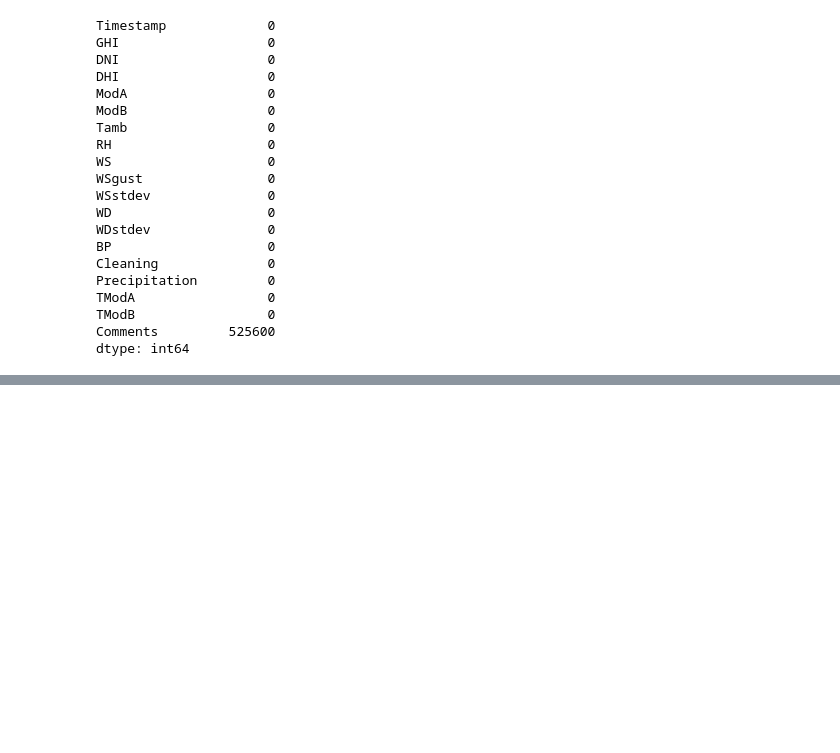
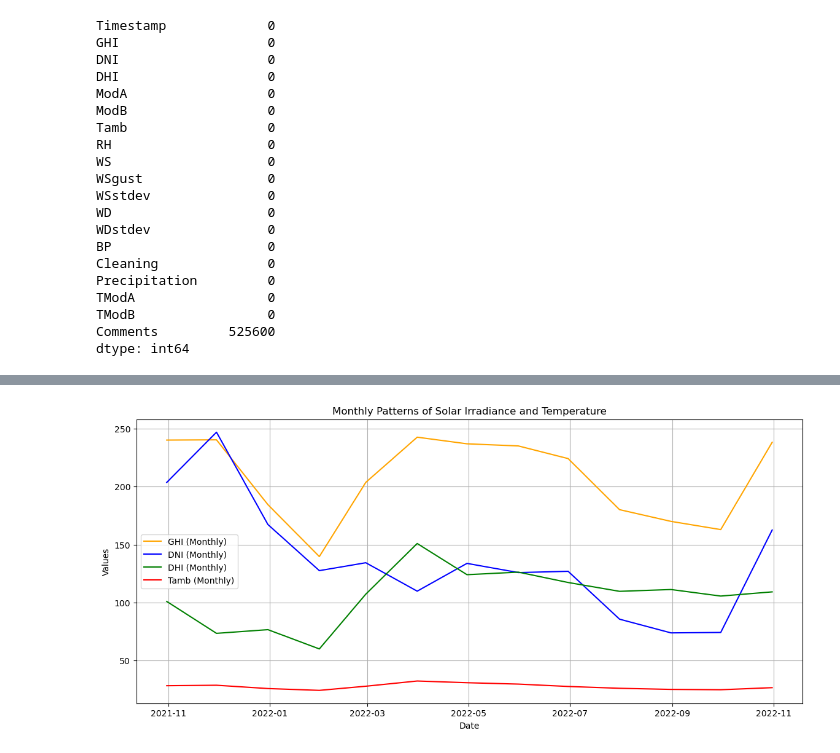
Before and after one commit to Begizew2112/10academykifiya-AIM-week0, a Jupyter notebook: notbooks/country3.ipynb, the cells around one changed output, grey strips where cells are left out. Drawn from its saved outputs; the diff is of its cells as text; code cells hidden in the pictures; blank space fills up the shorter version.

```diff
--- a/notbooks/country3.ipynb
+++ b/notbooks/country3.ipynb
@@ -45,0 +208,8 @@ dtype: int64
+# %%
+Q1 = df3['WSgust'].quantile(0.25)
+Q3 = df3['WSgust'].quantile(0.75)
+IQR = Q3 - Q1
+
+# Identify outliers
+outliers = df3[(df3['WSgust'] < Q1 - 1.5 * IQR) | (df3['WSgust'] > Q3 + 1.5 * IQR)]
+outliers
@@ -45,0 +230,10 @@ dtype: int64
+# %%
+# Determine the bounds for outliers and drop the outlier
+l_bound = Q1 - 1.5 * IQR
+up_bound = Q3 + 1.5 * IQR
+
+# Drop outliers
+df4= df3[(df3['WSgust'] >= l_bound) & (df3['WSgust'] <= up_bound)]
+
+# Verify the result
+df4.shape
@@ -45,0 +255,3 @@ dtype: int64
+# %%
+df4['Timestamp'] = pd.to_datetime(df4['Timestamp'])  # Convert to datetime
+df4.set_index('Timestamp', inplace=True)
@@ -45,0 +264,5 @@ dtype: int64
+# %%
+# Resample data for different time intervals
+df4_monthly = df4.resample('M').mean()  # Monthly frequency
+df4_daily = df4.resample('D').mean()  # Daily frequency
+df4_hourly = df4.resample('H').mean()  # Hourly frequency
@@ -45,0 +321,15 @@ dtype: int64
+# %%
+# Plotting Monthly Patterns
+plt.figure(figsize=(14, 6))
+plt.plot(df4_monthly.index, df4_monthly['GHI'], label='GHI (Monthly)', color='orange')
+plt.plot(df4_monthly.index, df4_monthly['DNI'], label='DNI (Monthly)', color='blue')
+plt.plot(df4_monthly.index, df4_monthly['DHI'], label='DHI (Monthly)', color='green')
+plt.plot(df4_monthly.index, df4_monthly['Tamb'], label='Tamb (Monthly)', color='red')
+plt.title('Monthly Patterns of Solar Irradiance and Temperature')
+plt.xlabel('Date')
+plt.ylabel('Values')
+plt.legend()
+plt.grid(True)
+plt.show()
+# %% [output]
+[figure, added]
```
Also changed, not shown: parts of 24 cells of this notebook, 7 other files.
